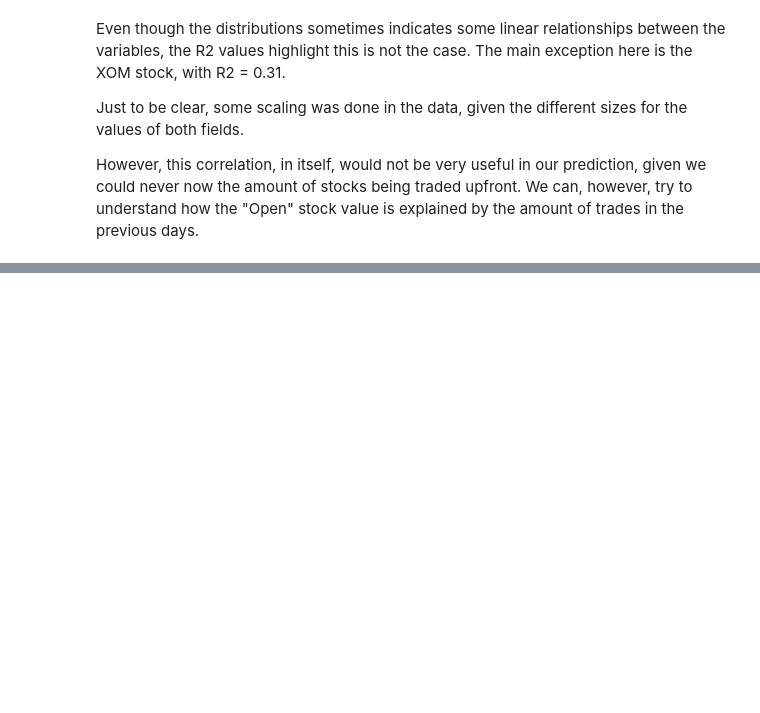
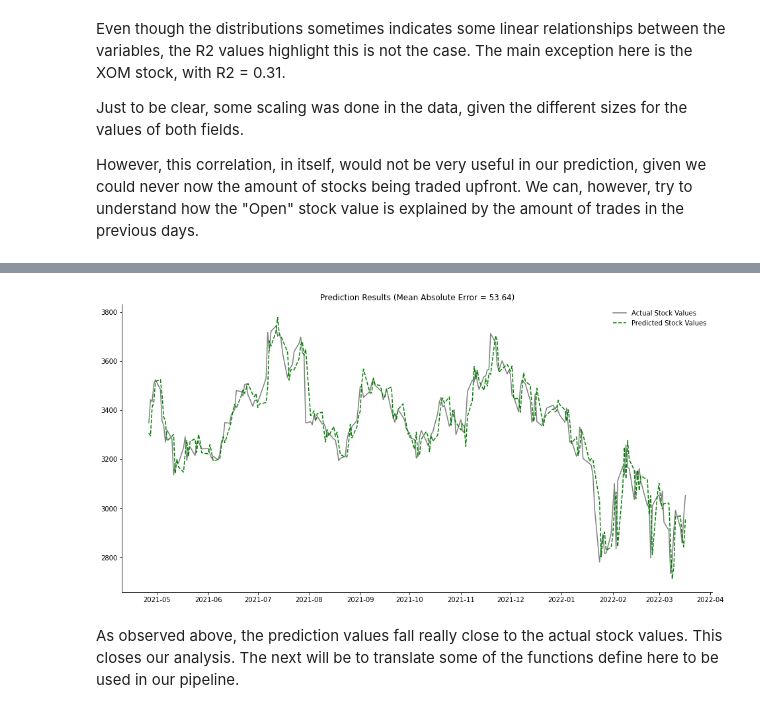
Before and after one commit to epdrumond/stock_prediction_pipeline, a Jupyter notebook: investigating_stock_prices.ipynb, the cells around one changed output, grey strips where cells are left out. Drawn from its saved outputs; the diff is of its cells as text; code cells hidden in the pictures; blank space fills up the shorter version.

Commit message:
Finish the prediction model analysis

```diff
--- a/investigating_stock_prices.ipynb
+++ b/investigating_stock_prices.ipynb
@@ -345,0 +424,38 @@ The "Volume" autocorrelation is not as strong as observed in "Open". For most of
+# %%
+#Define function to produce the Linear Regression model
+def get_linear_regression(data, target_field):
+    x_data = data.drop(columns=target_field)
+    y_data = data[target_field]
+
+    regressor = LinearRegression(normalize=True)
+    regressor.fit(x_data, y_data)
+
+    return regressor
+# %%
+#Test modeling for AMZN stock
+data = get_dataset(stocks_dict, 'AMZN')
+
+split_size = int(0.75 * len(data))
+train_data = data[:split_size]
+test_data = data[split_size:]
+
+model = get_linear_regression(train_data, 'Open')
+
+pred = model.predict(test_data.drop(columns='Open'))
+
+fig = plt.figure(figsize=(16,8))
+
+plt.plot(test_data.index, test_data['Open'], label='Actual Stock Values', color='gray')
+plt.plot(test_data.index, pred, label='Predicted Stock Values', color='green', linestyle='dashed')
+
+ax = plt.gca()
+for side in ['top', 'right']:
+        ax.spines[side].set_visible(False)
+
+plt.title('Prediction Results (Mean Absolute Error = {:.2f})'.format(mean_absolute_error(test_data['Open'], pred)))
+plt.legend(frameon = False)
+plt.show()
+# %% [output]
+[figure, added]
+# %% [markdown]
+As observed above, the prediction values fall really close to the actual stock values. This closes our analysis. The next will be to translate some of the functions define here to be used in our pipeline.
```
Also changed, not shown: parts of 16 cells of this notebook.
